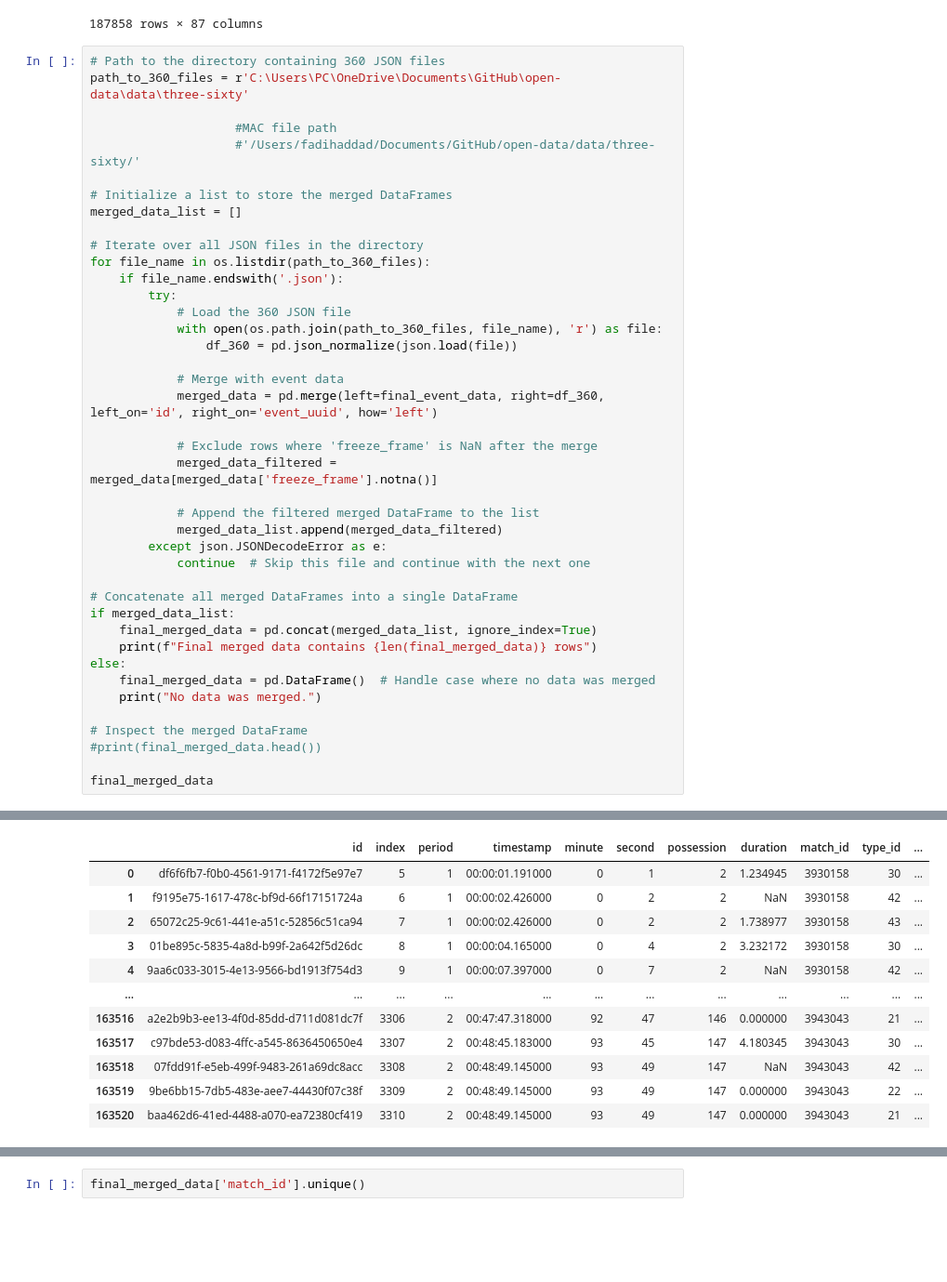
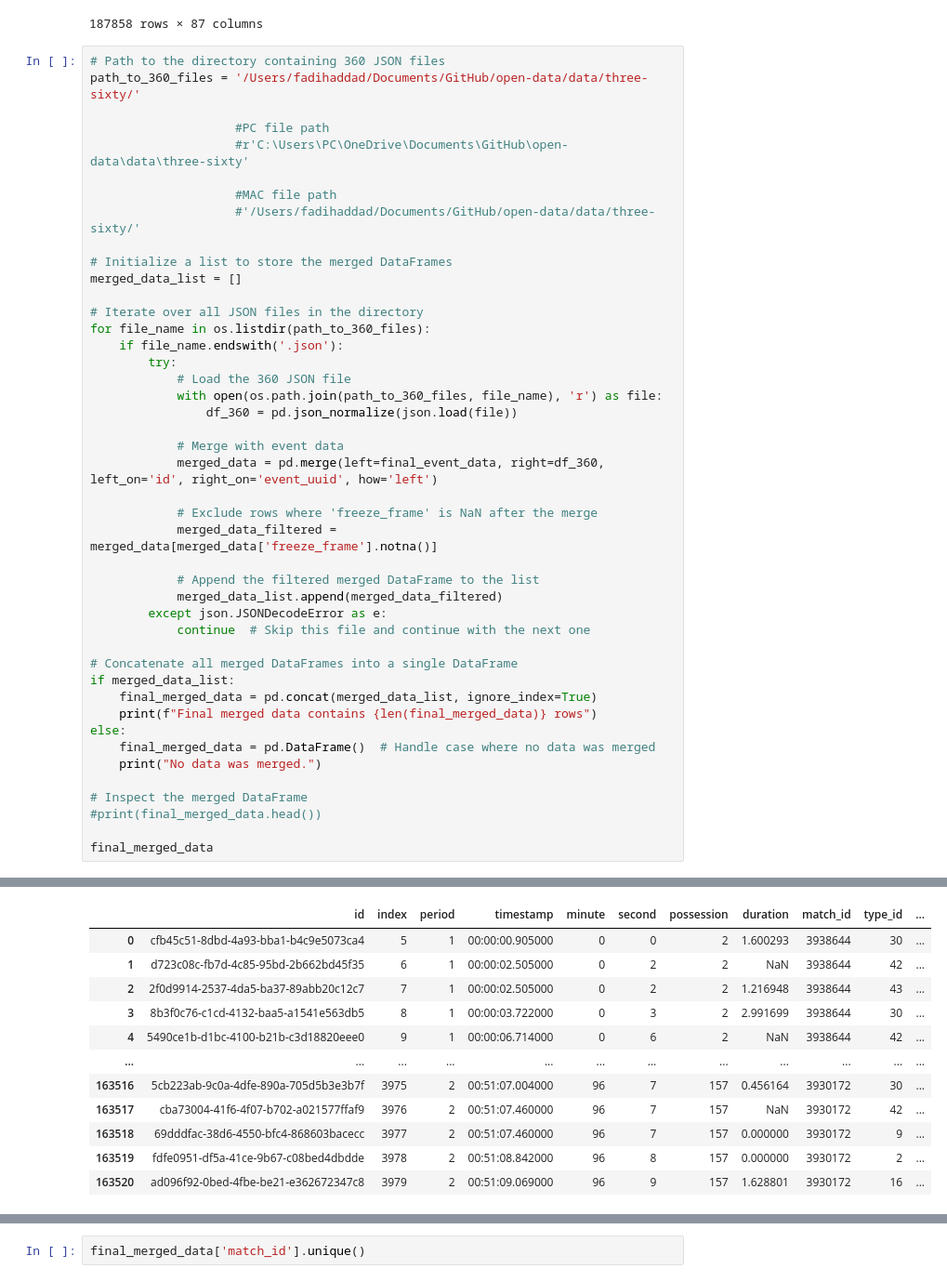
Before and after one commit to FHaddad99/360-Analysis, a Jupyter notebook: Adding EPV to 360 Data.ipynb, the cells around one changed output, grey strips where cells are left out. Shown at 93% size. Drawn from its saved outputs; the diff is of its cells as text; blank space fills up the shorter version.

```diff
--- a/Adding EPV to 360 Data.ipynb
+++ b/Adding EPV to 360 Data.ipynb
@@ -87,7 +87,10 @@ final_event_data
 187858 rows × 87 columns
 # %%
 # Path to the directory containing 360 JSON files
-path_to_360_files = r'C:\Users\PC\OneDrive\Documents\GitHub\open-data\data\three-sixty'
+path_to_360_files = '/Users/fadihaddad/Documents/GitHub/open-data/data/three-sixty/'
+
+                    #PC file path
+                    #r'C:\Users\PC\OneDrive\Documents\GitHub\open-data\data\three-sixty'
 
                     #MAC file path
                     #'/Users/fadihaddad/Documents/GitHub/open-data/data/three-sixty/'
@@ -102,44 +105,44 @@ for file_name in os.listdir(path_to_360_files):
             # Load the 360 JSON file
             with open(os.path.join(path_to_360_files, file_name), 'r') as file:
                 df_360 = pd.json_normalize(json.load(file))
 
             # Merge with event data
             merged_data = pd.merge(left=final_event_data, right=df_360, left_on='id', right_on='event_uuid', how='left')
 
             # Exclude rows where 'freeze_frame' is NaN after the merge
             merged_data_filtered = merged_data[merged_data['freeze_frame'].notna()]
 
             # Append the filtered merged DataFrame to the list
             merged_data_list.append(merged_data_filtered)
         except json.JSONDecodeError as e:
             continue  # Skip this file and continue with the next one
 
 # Concatenate all merged DataFrames into a single DataFrame
 if merged_data_list:
     final_merged_data = pd.concat(merged_data_list, ignore_index=True)
     print(f"Final merged data contains {len(final_merged_data)} rows")
 else:
     final_merged_data = pd.DataFrame()  # Handle case where no data was merged
     print("No data was merged.")
 
 # Inspect the merged DataFrame
 #print(final_merged_data.head())
 
 final_merged_data
 # %% [output]
 Final merged data contains 163521 rows
 |  | id | index | period | timestamp | minute | second | possession | duration | match_id | type_id | ... |
-| 0 | df6f6fb7-f0b0-4561-9171-f4172f5e97e7 | 5 | 1 | 00:00:01.191000 | 0 | 1 | 2 | 1.234945 | 3930158 | 30 | ... |
-| 1 | f9195e75-1617-478c-bf9d-66f17151724a | 6 | 1 | 00:00:02.426000 | 0 | 2 | 2 | NaN | 3930158 | 42 | ... |
-| 2 | 65072c25-9c61-441e-a51c-52856c51ca94 | 7 | 1 | 00:00:02.426000 | 0 | 2 | 2 | 1.738977 | 3930158 | 43 | ... |
-| 3 | 01be895c-5835-4a8d-b99f-2a642f5d26dc | 8 | 1 | 00:00:04.165000 | 0 | 4 | 2 | 3.232172 | 3930158 | 30 | ... |
-| 4 | 9aa6c033-3015-4e13-9566-bd1913f754d3 | 9 | 1 | 00:00:07.397000 | 0 | 7 | 2 | NaN | 3930158 | 42 | ... |
+| 0 | cfb45c51-8dbd-4a93-bba1-b4c9e5073ca4 | 5 | 1 | 00:00:00.905000 | 0 | 0 | 2 | 1.600293 | 3938644 | 30 | ... |
+| 1 | d723c08c-fb7d-4c85-95bd-2b662bd45f35 | 6 | 1 | 00:00:02.505000 | 0 | 2 | 2 | NaN | 3938644 | 42 | ... |
+| 2 | 2f0d9914-2537-4da5-ba37-89abb20c12c7 | 7 | 1 | 00:00:02.505000 | 0 | 2 | 2 | 1.216948 | 3938644 | 43 | ... |
+| 3 | 8b3f0c76-c1cd-4132-baa5-a1541e563db5 | 8 | 1 | 00:00:03.722000 | 0 | 3 | 2 | 2.991699 | 3938644 | 30 | ... |
+| 4 | 5490ce1b-d1bc-4100-b21b-c3d18820eee0 | 9 | 1 | 00:00:06.714000 | 0 | 6 | 2 | NaN | 3938644 | 42 | ... |
 | ... | ... | ... | ... | ... | ... | ... | ... | ... | ... | ... | ... |
-| 163516 | a2e2b9b3-ee13-4f0d-85dd-d711d081dc7f | 3306 | 2 | 00:47:47.318000 | 92 | 47 | 146 | 0.000000 | 3943043 | 21 | ... |
-| 163517 | c97bde53-d083-4ffc-a545-8636450650e4 | 3307 | 2 | 00:48:45.183000 | 93 | 45 | 147 | 4.180345 | 3943043 | 30 | ... |
-| 163518 | 07fdd91f-e5eb-499f-9483-261a69dc8acc | 3308 | 2 | 00:48:49.145000 | 93 | 49 | 147 | NaN | 3943043 | 42 | ... |
-| 163519 | 9be6bb15-7db5-483e-aee7-44430f07c38f | 3309 | 2 | 00:48:49.145000 | 93 | 49 | 147 | 0.000000 | 3943043 | 22 | ... |
-| 163520 | baa462d6-41ed-4488-a070-ea72380cf419 | 3310 | 2 | 00:48:49.145000 | 93 | 49 | 147 | 0.000000 | 3943043 | 21 | ... |
+| 163516 | 5cb223ab-9c0a-4dfe-890a-705d5b3e3b7f | 3975 | 2 | 00:51:07.004000 | 96 | 7 | 157 | 0.456164 | 3930172 | 30 | ... |
+| 163517 | cba73004-41f6-4f07-b702-a021577ffaf9 | 3976 | 2 | 00:51:07.460000 | 96 | 7 | 157 | NaN | 3930172 | 42 | ... |
+| 163518 | 69dddfac-38d6-4550-bfc4-868603bacecc | 3977 | 2 | 00:51:07.460000 | 96 | 7 | 157 | 0.000000 | 3930172 | 9 | ... |
+| 163519 | fdfe0951-df5a-41ce-9b67-c08bed4dbdde | 3978 | 2 | 00:51:08.842000 | 96 | 8 | 157 | 0.000000 | 3930172 | 2 | ... |
+| 163520 | ad096f92-0bed-4fbe-be21-e362672347c8 | 3979 | 2 | 00:51:09.069000 | 96 | 9 | 157 | 1.628801 | 3930172 | 16 | ... |
 163521 rows × 90 columns
 # %%
 final_merged_data['match_id'].unique()
```
Also changed, not shown: parts of 16 cells of this notebook.
